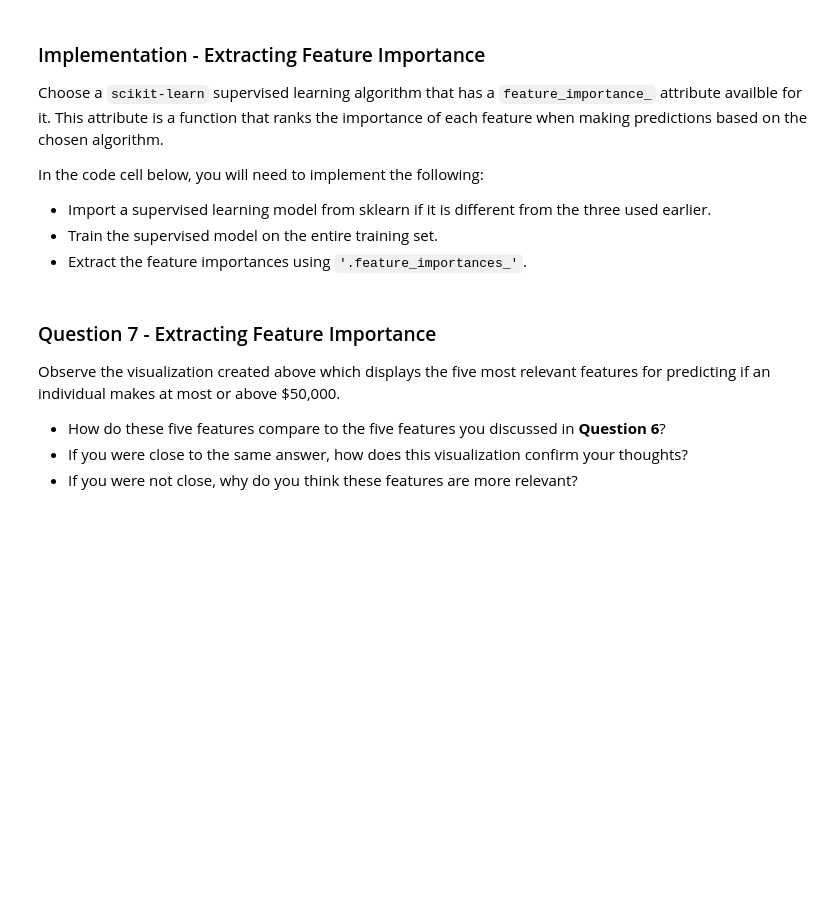
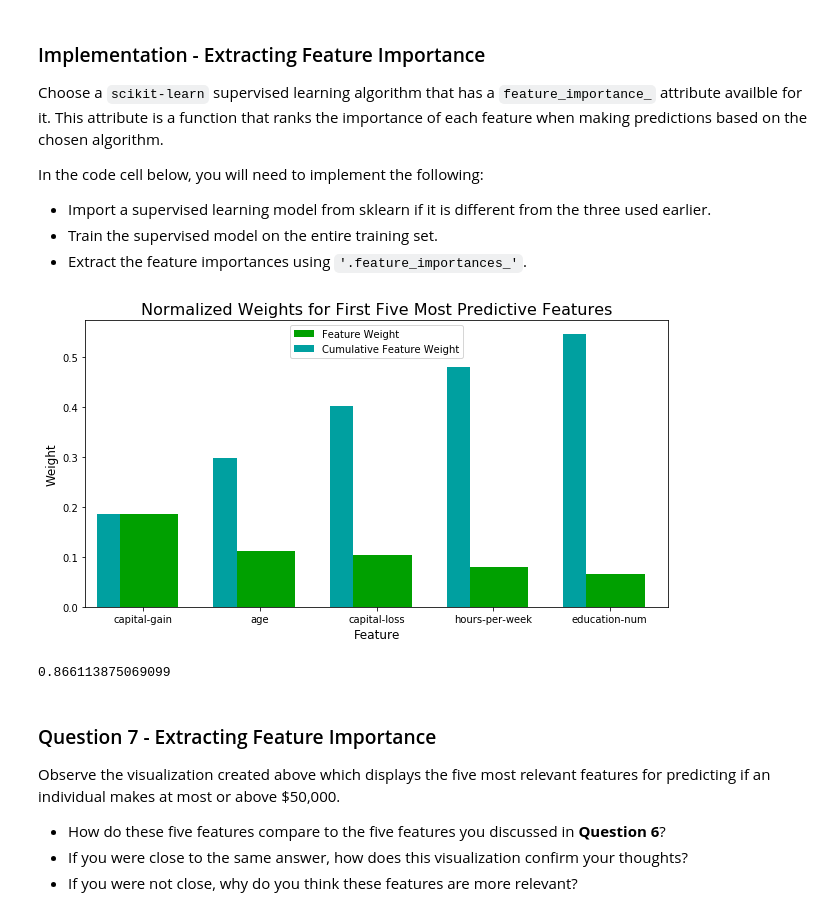
Before and after one commit to nicolas0dupuy/machine-learning, a Jupyter notebook: projects/finding_donors/finding_donors.ipynb, the cells around one changed output. Cells and saved outputs as stored; diff of their text form; code cells hidden in the pictures; blank space fills up the shorter version.

```diff
--- a/projects/finding_donors/finding_donors.ipynb
+++ b/projects/finding_donors/finding_donors.ipynb
@@ -556,15 +573,32 @@ In the code cell below, you will need to implement the following:
 # %%
 # TODO: Import a supervised learning model that has 'feature_importances_'
 
+from sklearn.ensemble import AdaBoostClassifier
+from sklearn.tree import DecisionTreeClassifier
 
 # TODO: Train the supervised model on the training set using .fit(X_train, y_train)
-model = None
+model = AdaBoostClassifier(algorithm='SAMME.R',
+          base_estimator=DecisionTreeClassifier(class_weight=None, criterion='gini', max_depth=2,
+            max_features=None, max_leaf_nodes=None,
+            min_impurity_decrease=0.0, min_impurity_split=None,
+            min_samples_leaf=1, min_samples_split=2,
+            min_weight_fraction_leaf=0.0, presort=False, random_state=None,
+            splitter='best'),
+          learning_rate=1.0, n_estimators=80, random_state=None)
+model.fit(X_train, y_train)
 
 # TODO: Extract the feature importances using .feature_importances_
-importances = None
+importances = model.feature_importances_
 
 # Plot
 vs.feature_plot(importances, X_train, y_train)
+# %% [output]
+[figure, added]
+# %%
+predict = model.predict(X_test)
+accuracy_score(predict, y_test)
+# %% [output]
+0.866113875069099
 # %% [markdown]
 ### Question 7 - Extracting Feature Importance
 
```
Also changed, not shown: parts of 12 cells of this notebook, 1 other file.
